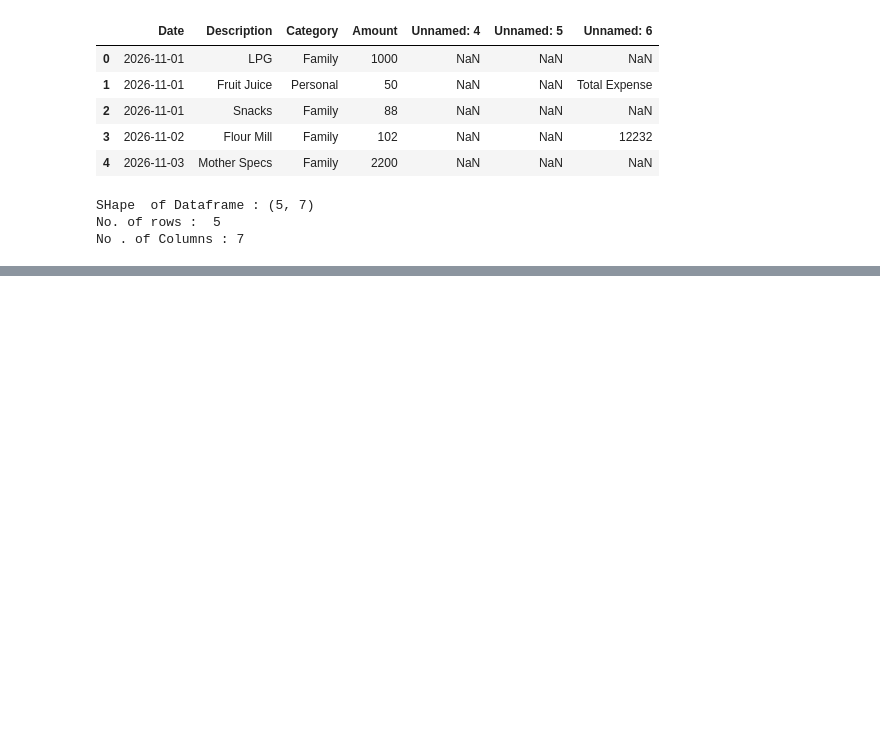
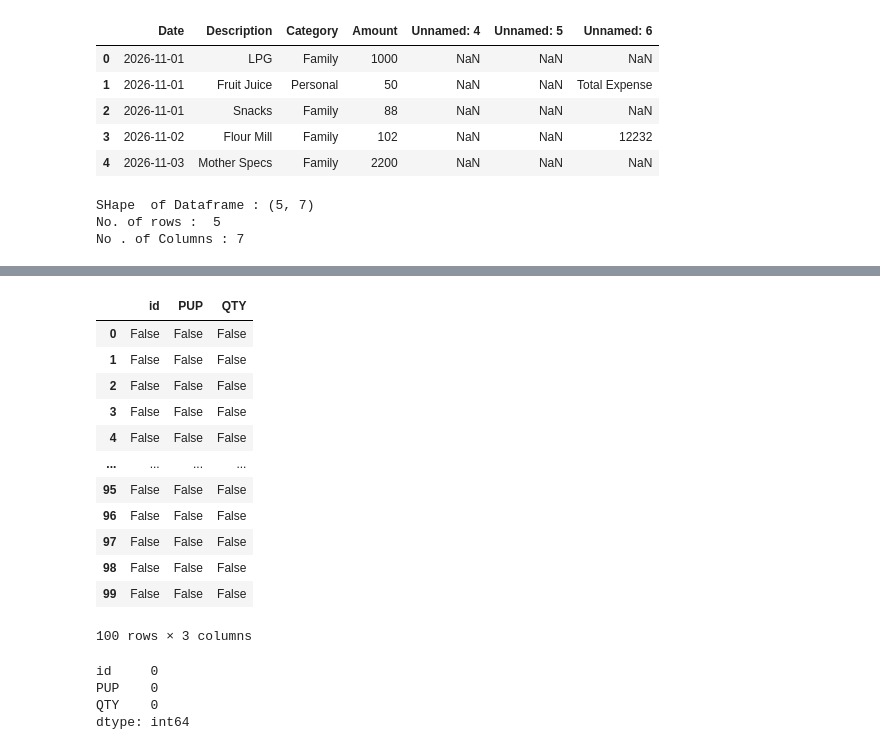
Before and after one commit to AshuGit003/PythonPractice, a Jupyter notebook: Pandas.ipynb, the cells around one changed output, grey strips where cells are left out. Saved outputs shown, nothing was run; the diff lists cells and outputs as text; code cells hidden in the pictures; blank space fills up the shorter version.

Commit message:
Pandas practice added

```diff
--- a/Pandas.ipynb
+++ b/Pandas.ipynb
@@ -218,0 +313,7 @@ No . of Columns : 7
+# %%
+import pandas as pd
+
+df1 = pd.read_csv("Files/Sales26_Nov.csv")
+print(df1)
+
+df1.shape
@@ -218,0 +349,23 @@ No . of Columns : 7
+# %%
+df1.isnull()
+# %% [output]
+|  | id | PUP | QTY |
+| 0 | False | False | False |
+| 1 | False | False | False |
+| 2 | False | False | False |
+| 3 | False | False | False |
+| 4 | False | False | False |
+| ... | ... | ... | ... |
+| 95 | False | False | False |
+| 96 | False | False | False |
+| 97 | False | False | False |
+| 98 | False | False | False |
+| 99 | False | False | False |
+100 rows × 3 columns
+# %%
+df1.isnull().sum()
+# %% [output]
+id     0
+PUP    0
+QTY    0
+dtype: int64
```
Also changed, not shown: parts of 17 cells of this notebook, 1 other file.
